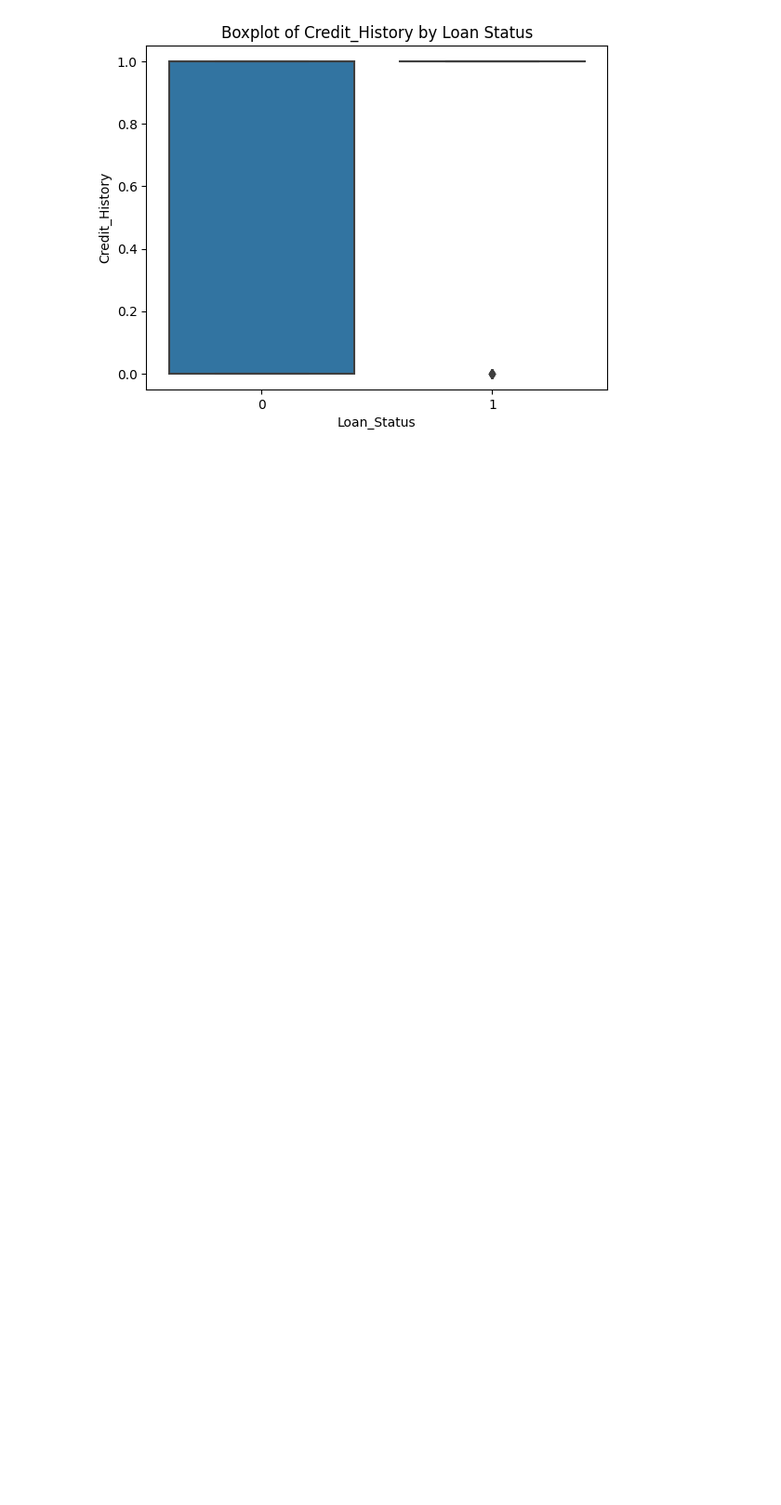
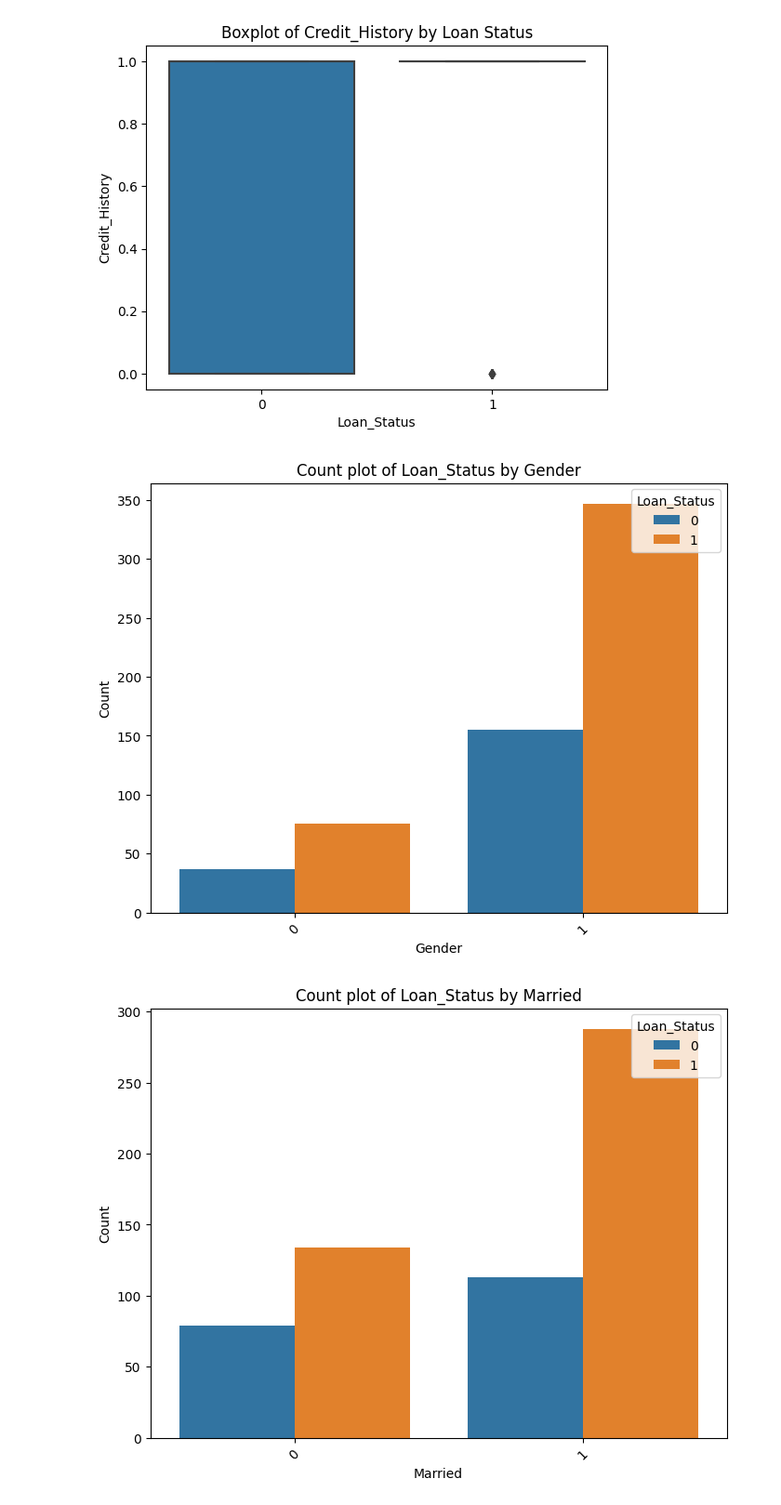
Before and after one commit to anas-ansri/LoanPrediction, a Jupyter notebook: Abhishek.ipynb, the cells around one changed output. Shown at 93% size. Saved outputs shown, nothing was run; the diff lists cells and outputs as text; code cells hidden in the pictures; blank space fills up the shorter version.

Commit message:
Histogram Analysis(Loan_Status vs Gender)

```diff
--- a/Abhishek.ipynb
+++ b/Abhishek.ipynb
@@ -174,3 +175,17 @@ for var1 in categorical_vars:
 [figure]
 [figure]
 [figure]
+# %%
+for column in df2.columns:
+    if column != 'Loan_Status' and column != 'Loan_ID' and column != 'ApplicantIncome' and column != 'LoanAmount' and column!='coapplicantIncome':
+        plt.figure(figsize=(8, 6))
+        sns.countplot(data=df2, x=column, hue='Loan_Status')
+        plt.title(f'Count plot of Loan_Status by {column}')
+        plt.xlabel(column)
+        plt.ylabel('Count')
+        plt.xticks(rotation=45)
+        plt.legend(title='Loan_Status', loc='upper right')
+        plt.show()
+# %% [output]
+[figure, added]
+[figure, added]
```
Also changed, not shown: parts of 2 cells of this notebook.
